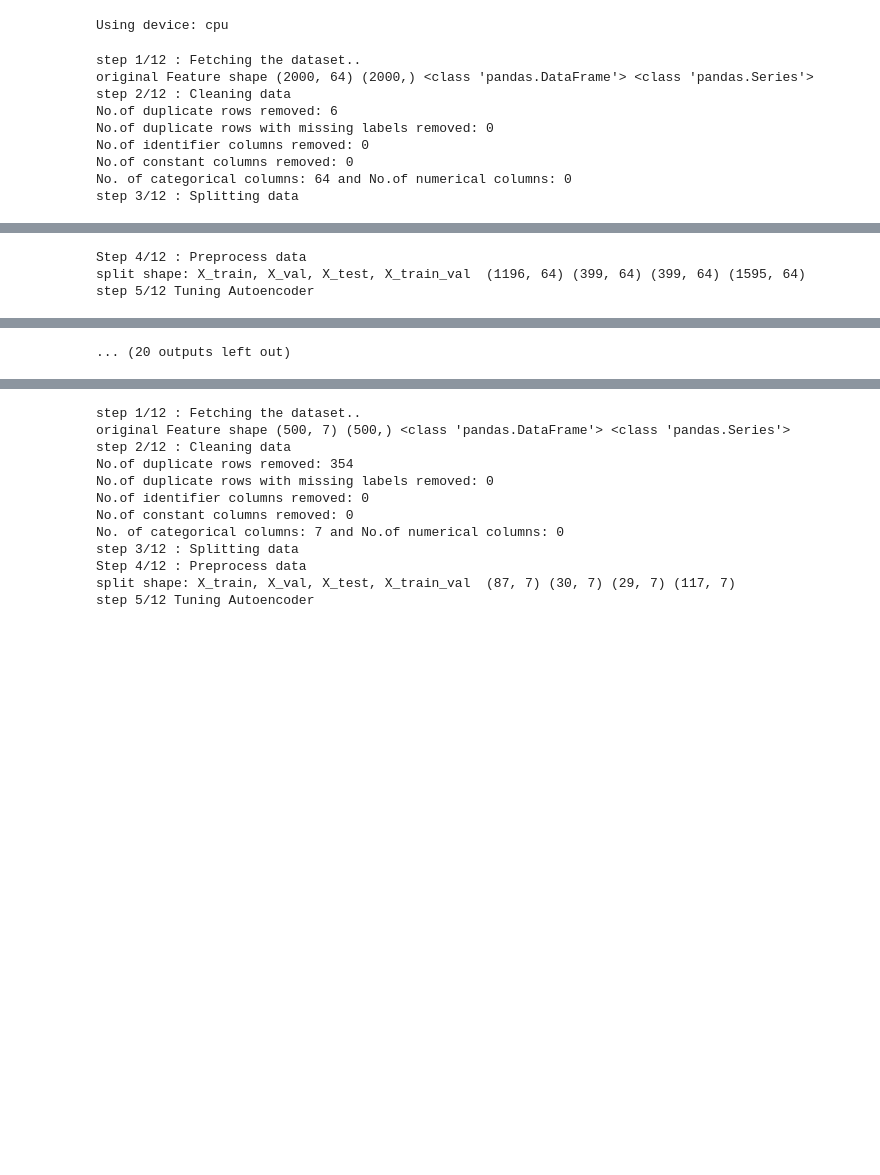
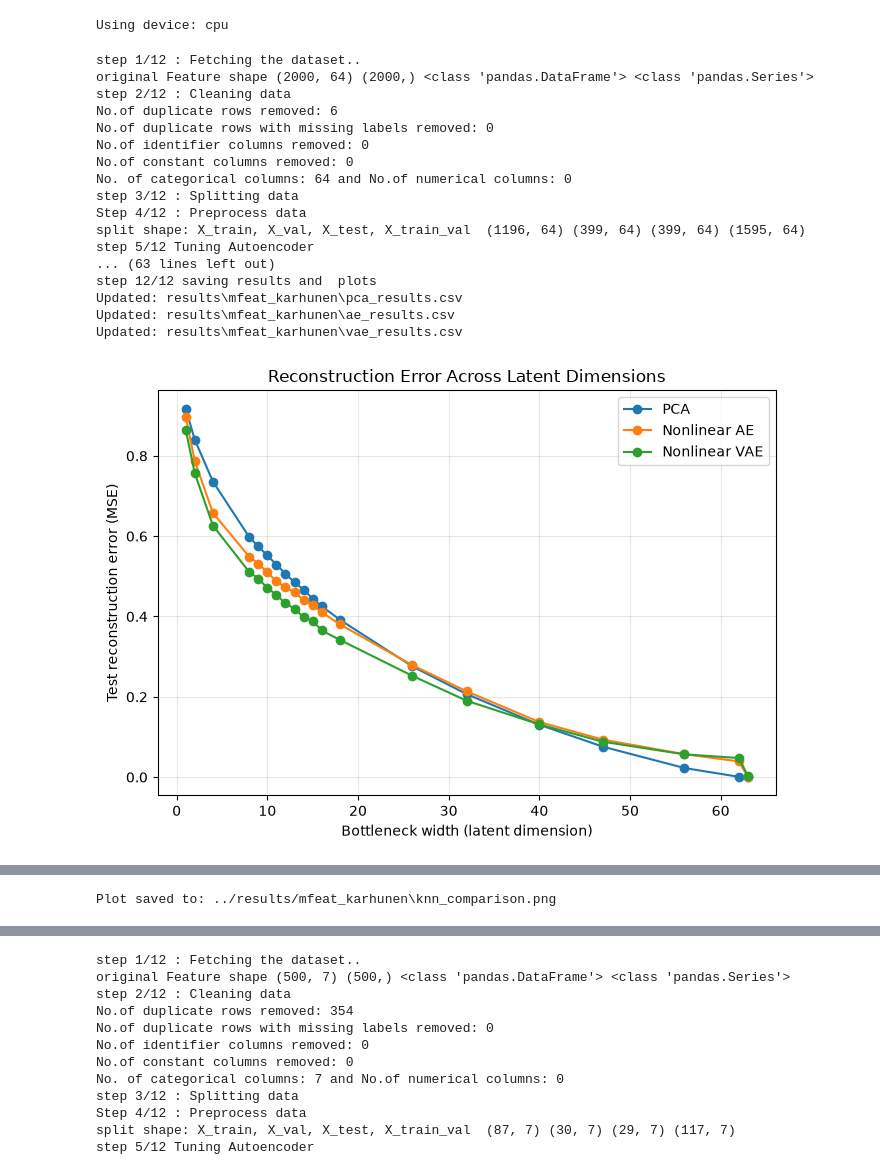
Before and after one commit to likhith00/LatentDimAnalysis, a Jupyter notebook: research/test_tabular_experiment.ipynb, the cells around one changed output, grey strips where cells are left out. Drawn from its saved outputs; the diff is of its cells as text; code cells hidden in the pictures; blank space fills up the shorter version.

```diff
--- a/research/test_tabular_experiment.ipynb
+++ b/research/test_tabular_experiment.ipynb
@@ -3,14 +3,23 @@ from src.experiments.run_tabular_experiment import execute_tabular
 # %% [output]
 Using device: cpu
 # %%
-execute_tabular(dataset_name="mfeat_karhunen", bottleneck_range= [18], hpo_latent=31, seeds = [42, 43, 44], plot_path="../results/mfeat_karhunen")
+execute_tabular(dataset_name="mfeat_karhunen", bottleneck_range= [1,2,4,8,16,32,63], hpo_latent=31, seeds = [42, 43, 44], plot_path="../results/mfeat_karhunen")
 # %% [output]
 step 1/12 : Fetching the dataset..
 original Feature shape (2000, 64) (2000,) <class 'pandas.DataFrame'> <class 'pandas.Series'>
 step 2/12 : Cleaning data
 No.of duplicate rows removed: 6
 No.of duplicate rows with missing labels removed: 0
 No.of identifier columns removed: 0
 No.of constant columns removed: 0
 No. of categorical columns: 64 and No.of numerical columns: 0
 step 3/12 : Splitting data
+Step 4/12 : Preprocess data
+split shape: X_train, X_val, X_test, X_train_val  (1196, 64) (399, 64) (399, 64) (1595, 64)
+step 5/12 Tuning Autoencoder
+... (63 lines left out)
+step 12/12 saving results and  plots
+Updated: results\mfeat_karhunen\pca_results.csv
+Updated: results\mfeat_karhunen\ae_results.csv
+Updated: results\mfeat_karhunen\vae_results.csv
+[figure, added]
@@ -18,3 +28 @@ step 3/12 : Splitting data
-Step 4/12 : Preprocess data
-split shape: X_train, X_val, X_test, X_train_val  (1196, 64) (399, 64) (399, 64) (1595, 64)
-step 5/12 Tuning Autoencoder
+Plot saved to: ../results/mfeat_karhunen\knn_comparison.png
@@ -35,4 +29,3 @@ step 5/12 Tuning Autoencoder
-... (20 outputs left out)
 # %%
 execute_tabular(dataset_name="mfeat_karhunen", bottleneck_range= [8,9,10,11,12,13,14,15,16], hpo_latent=31, seeds = [42, 43, 44], plot_path="../results/led_display")
 # %% [output]
```
Also changed, not shown: parts of 2 cells of this notebook, 26 other files.
